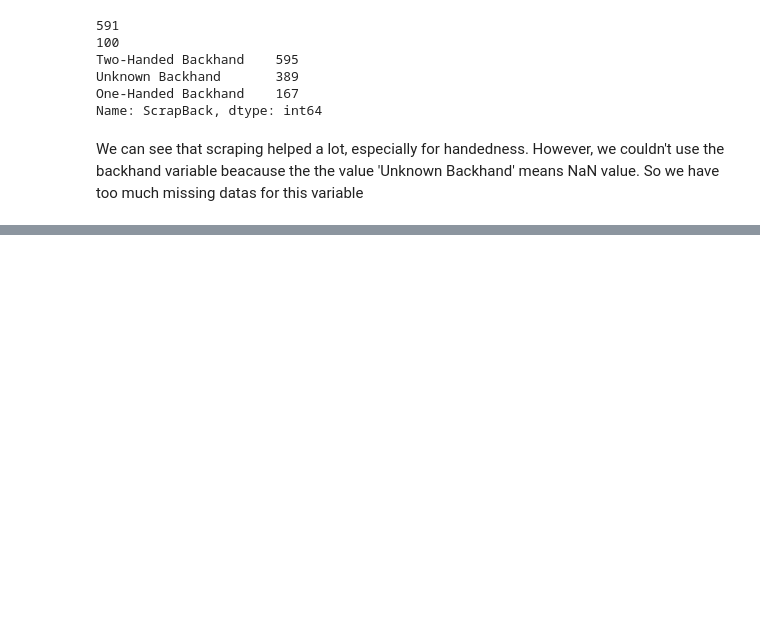
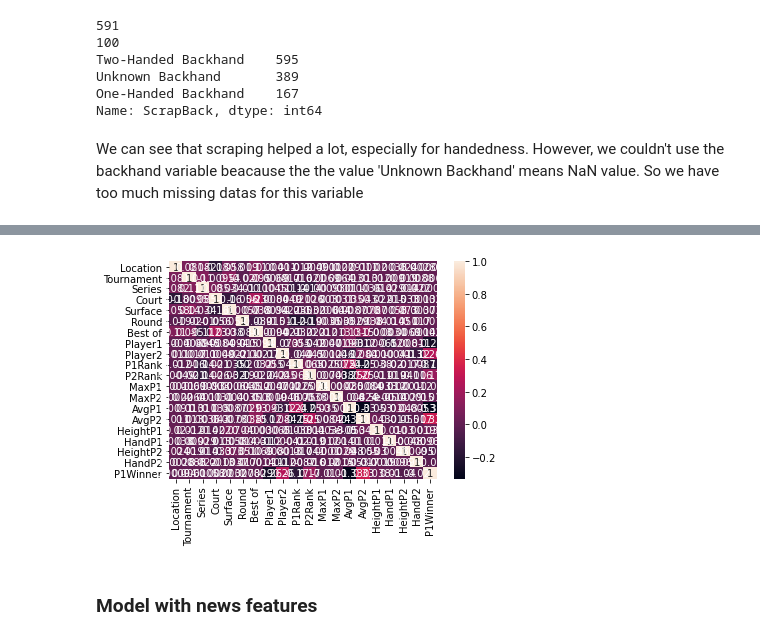
Before and after one commit to pmecchia/atp_matches, a Jupyter notebook: Model prediction.ipynb, the cells around one changed output, grey strips where cells are left out. Saved outputs shown, nothing was run; the diff lists cells and outputs as text; code cells hidden in the pictures; blank space fills up the shorter version.

Commit message:
Add new features for the model prediction

```diff
--- a/Model prediction.ipynb
+++ b/Model prediction.ipynb
@@ -464,0 +508,5 @@ We can see that scraping helped a lot, especially for handedness. However, we co
+# %%
+df_new_features=df_new_features.drop(['NameW','NameL'],axis=1) # columns already present with Winner and Loser
+df_new_features=df_new_features.dropna() # delete rows with NaN values
+df_new_features=df_new_features.drop_duplicates() #delete duplicated rows
+print(df_new_features.shape)
@@ -464,0 +521,2 @@ We can see that scraping helped a lot, especially for handedness. However, we co
+# %%
+df_new_features=df_new_features.apply(lambda x: Labelizer(x) if x.dtype==object else x,axis=0) # Columns label encoding
@@ -464,0 +530,22 @@ We can see that scraping helped a lot, especially for handedness. However, we co
+# %%
+#Rename columns and randomisation process
+
+df_new_features.rename(columns={'Winner':'Player1','Loser':'Player2','WRank':'P1Rank','LRank':'P2Rank','MaxW':'MaxP1','MaxL':'MaxP2','AvgW':'AvgP1','AvgL':'AvgP2','ScrapHeightW':'HeightP1','ScrapHeightL':'HeightP2','ScrapHandW':'HandP1','ScrapHandL':'HandP2'}, inplace=True)
+#Create the column for the label prediction: Player1 Win
+df_new_features['P1Winner']=1
+mask=df_new_features.sample(frac=.5).index
+df_new_features.loc[mask,['Player1','Player2','P1Rank','P2Rank','MaxP1','MaxP2','AvgP1','AvgP2','HeightP1','HeightP2','HandP1','HandP2']] = df_new_features.loc[mask,['Player2','Player1','P2Rank','P1Rank','MaxP2','MaxP1','AvgP2','AvgP1','HeightP2','HeightP1','HandP2','HandP1']].values
+df_new_features.loc[mask,['P1Winner']]=0
+# %%
+#Normalization process
+normalized_df_new_features=df_new_features.copy()
+normalized_df_new_features.iloc[:,:-1]=df_new_features.apply(lambda x: (x-x.mean())/x.std() )
+# %%
+#Correlation matrix
+corrMatrix2=normalized_df_new_features.corr()
+sn.heatmap(corrMatrix2, annot=True)
+plt.show()
+# %% [output]
+[figure, added]
+# %% [markdown]
+### Model with news features
```
Also changed, not shown: parts of 11 cells of this notebook.
